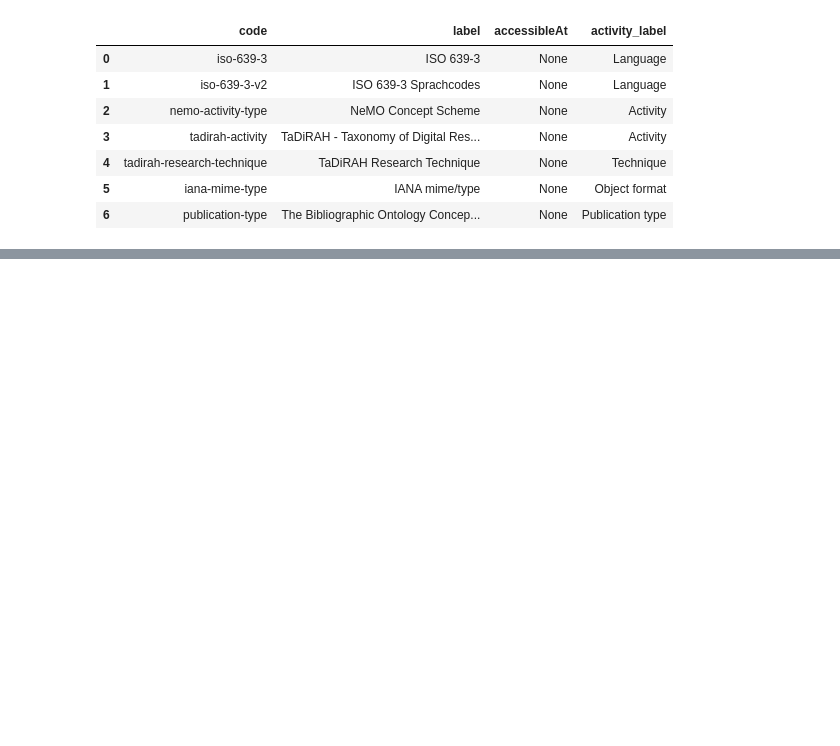
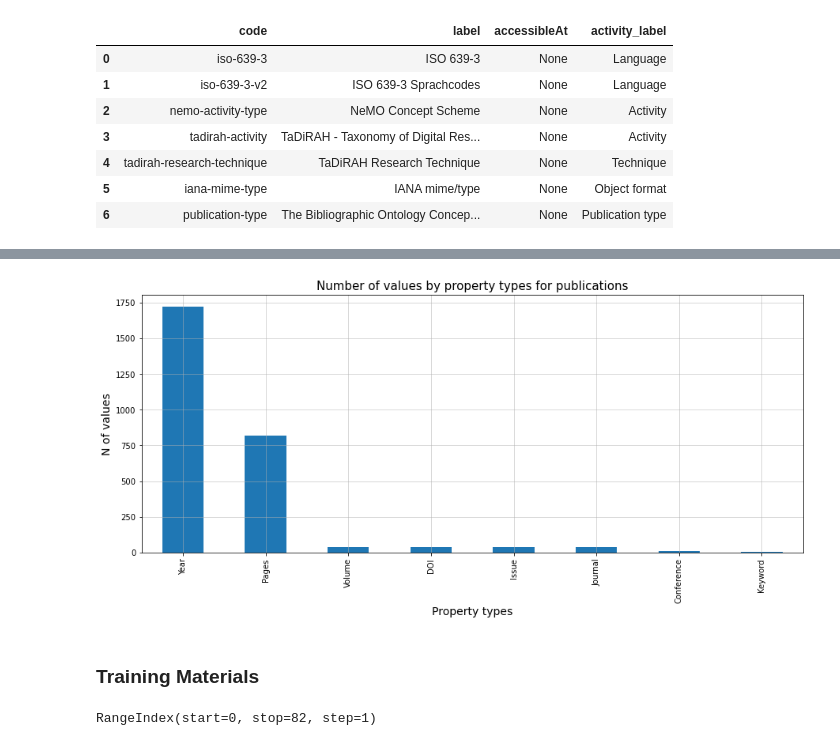
Before and after one commit to cesareconcordia/sshoc-resources, a Jupyter notebook: SSHOCTermsCheck.ipynb, the cells around one changed output, grey strips where cells are left out. Saved outputs shown, nothing was run; the diff lists cells and outputs as text; code cells hidden in the pictures; blank space fills up the shorter version.

```diff
--- a/SSHOCTermsCheck.ipynb
+++ b/SSHOCTermsCheck.ipynb
@@ -447,0 +134,3 @@ df_coffi.head()
+# %%
+df_prop__pub_data = pd.json_normalize(data=df_pub_all['publications'], record_path='properties', meta=['label'])
+df_prop__pub_data.tail()
@@ -447,0 +144,28 @@ df_coffi.head()
+# %%
+df_temp_pub_type_label = df_prop__pub_data['type.label'].value_counts()
+fig, ax = plt.subplots()
+df_temp_pub_type_label.plot(kind='bar', figsize=(15,6), x='licences', y='tools',)
+plt.grid(alpha=0.6)
+ax.yaxis.set_label_text("")
+ax.set_title("Number of values by property types for publications", fontsize=15)
+ax.set_xlabel('Property types', fontsize=14)
+ax.set_ylabel('N of values', fontsize=14);
+plt.show()
+# %% [output]
+[figure, added]
+# %% [markdown]
+### Training Materials
+# %%
+#https://sshoc-marketplace-api.acdh-dev.oeaw.ac.at/api/training-materials
+
+tmx = pd.Series(range(1,6))
+#url = 'https://sshoc-marketplace-api.acdh-dev.oeaw.ac.at/api/publications?page=1&perpage=20'
+df_tm_all = pd.DataFrame()
+for var in tmx:
+    url = "https://sshoc-marketplace-api.acdh-dev.oeaw.ac.at/api/training-materials?page="+str(var)+"&perpage=20"
+    df_tm_par=pd.read_json(url, orient='columns')
+    df_tm_all=df_tm_all.append(df_tm_par, ignore_index=True)
+   # print("url: "+ url + ":",var)
+df_tm_all.index
+# %% [output]
+RangeIndex(start=0, stop=82, step=1)
```
Also changed, not shown: parts of 79 cells of this notebook.
